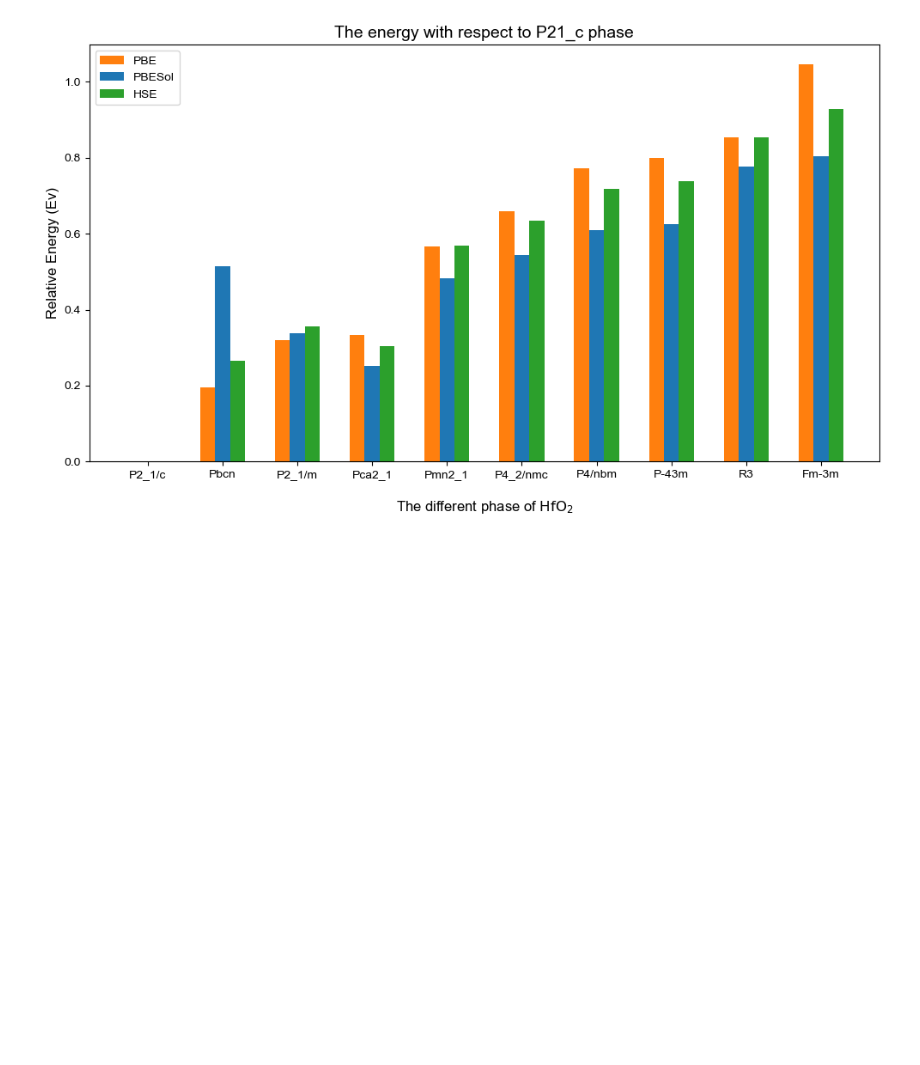
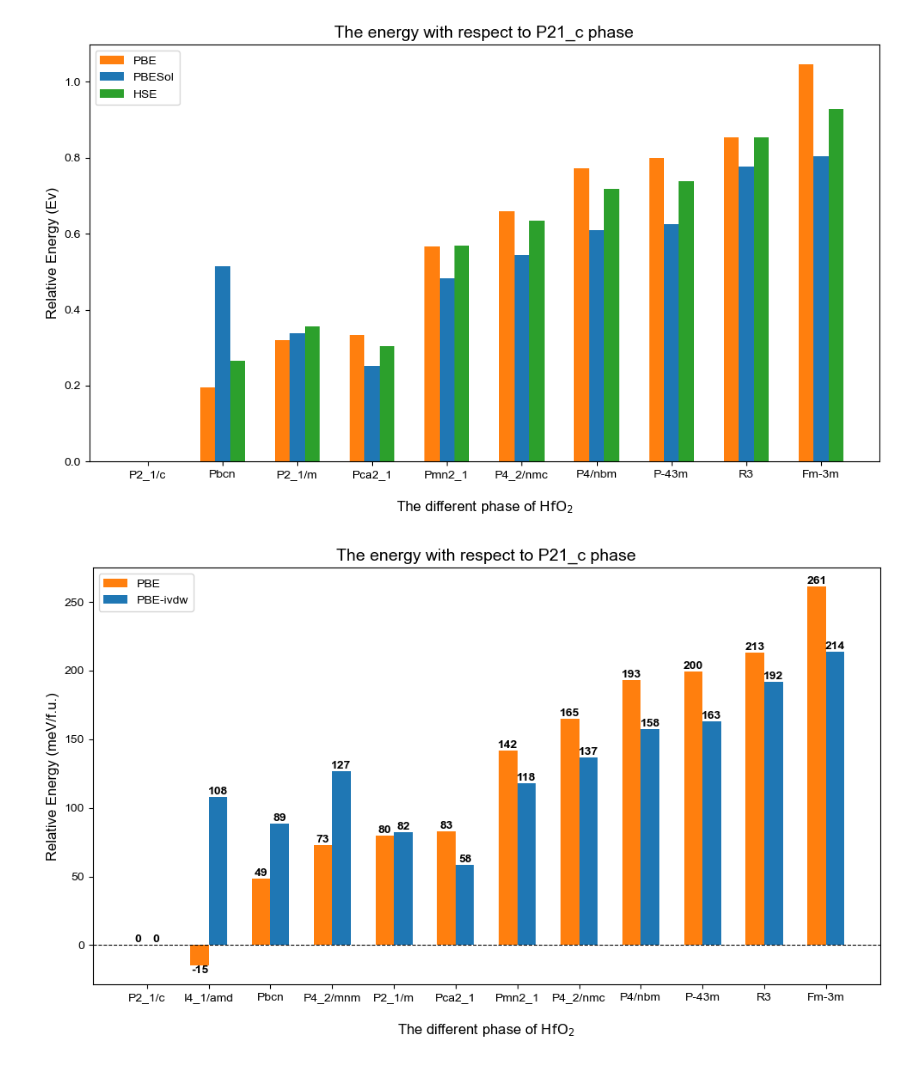
Before and after one commit to xuechuang1999/process-data-of-phase, a Jupyter notebook: HfO2_data/energy_data/energy_bar.ipynb, the cells around one changed output. Saved outputs shown, nothing was run; the diff lists cells and outputs as text; code cells hidden in the pictures; blank space fills up the shorter version.

```diff
--- a/HfO2_data/energy_data/energy_bar.ipynb
+++ b/HfO2_data/energy_data/energy_bar.ipynb
@@ -139,0 +207,100 @@ plot_comparison_bar_chart(csv_file)
+# %%
+import pandas as pd
+import matplotlib.pyplot as plt
+import numpy as np
+import matplotlib
+
+
+
+matplotlib.rcParams['font.family'] = 'Arial'
+
+def plot_comparison_bar_chart(csv_file):
+    """
+    This function reads a CSV file and plots a grouped bar chart comparing values
+    from the second to fourth columns across different phases.
+
+    Parameters:
+    csv_file (str): Path to the input CSV file.
+    """
+    # Read the CSV file
+    data = pd.read_csv(csv_file)
+
+    # Extract data columns
+    phases = data['Space Group']  # First column as phase labels
+    pbe = data['PBE Energy (eV)'] # Second column (PBE)
+    pbesol = data['PBE-ivdw Energy (eV)']
+
+    # Set the position for each group of bars
+    x = np.arange(len(phases))  # Position of each group of bars
+    width = 0.3  # Width of each bar
+
+    # Create a figure and axis for the plot
+    fig, ax = plt.subplots(figsize=(10, 6))
+
+    # Plot each set of bars with different colors
+    bars1 = ax.bar(x - 0.5*width, pbe, width, label='PBE', color='tab:orange')
+    bars2 = ax.bar(x + 0.5*width, pbesol, width, label='PBE-ivdw', color='tab:blue')
+
+    def add_value_labels(bars):
+        """
+        Function to add value labels on top of the bars in a bar chart.
+
+        Parameters:
+        bars (list): List of bar containers returned by the bar plot function.
+        """
+        for bar in bars:
+            height = bar.get_height()
+
+
+            if height >= 0:
+                ax.text(
+                    bar.get_x() + bar.get_width() / 2,
+                    height + 0.01,
+                    f"{round(height)}",  # Format the height to two decimal places
+                    ha='center', va='bottom', fontsize=10, color='black', rotation=0,
+                    # set bold
+                    fontweight='bold'
+                )
+            else:
+                ax.text(
+                    bar.get_x() + bar.get_width() / 2,
+                    height - 0.01,
+                    f"{round(height)}",  # Format the height to two decimal places
+                    ha='center', va='top', fontsize=10, color='black', rotation=0,
+                    # set bold
+                    fontweight='bold'
+                )
+
+    # Add value labels to the bars
+    add_value_labels(bars1)
+    add_value_labels(bars2)
+
+
+    # Set axis labels and title
+    ax.set_xlabel(r'The different phase of $\text{HfO}_2$', fontsize=12, labelpad=15)
+    ax.set_ylabel('Relative Energy (meV/f.u.)', fontsize=12)
+    ax.set_title('The energy with respect to P21_c phase', fontsize=14)
+    ax.axhline(0, color='black', linewidth=0.8, linestyle='--')  # Add a horizontal line at y=0
+
+    # Set x-axis ticks and labels (phase names)
+    ax.set_xticks(x)
+    ax.set_xticklabels(phases, rotation=0, ha='center')
+
+    # Add legend to the plot
+    # ax.legend(title="Functional", fontsize=10)
+    ax.legend(fontsize=10)
+
+    # Adjust layout to prevent clipping of labels
+    plt.tight_layout()
+
+    # save the plot
+    plt.savefig('comparison_bar_chart.png', dpi=600)
+
+    # Show the plot
+    plt.show()
+
+# Example usage
+csv_file = 'pbe_and_pbe-ivdw_energy_data.csv'  # Replace with your CSV file path
+plot_comparison_bar_chart(csv_file)
+# %% [output]
+[figure, added]
```
Also changed, not shown: parts of 5 cells of this notebook, 17 other files.
